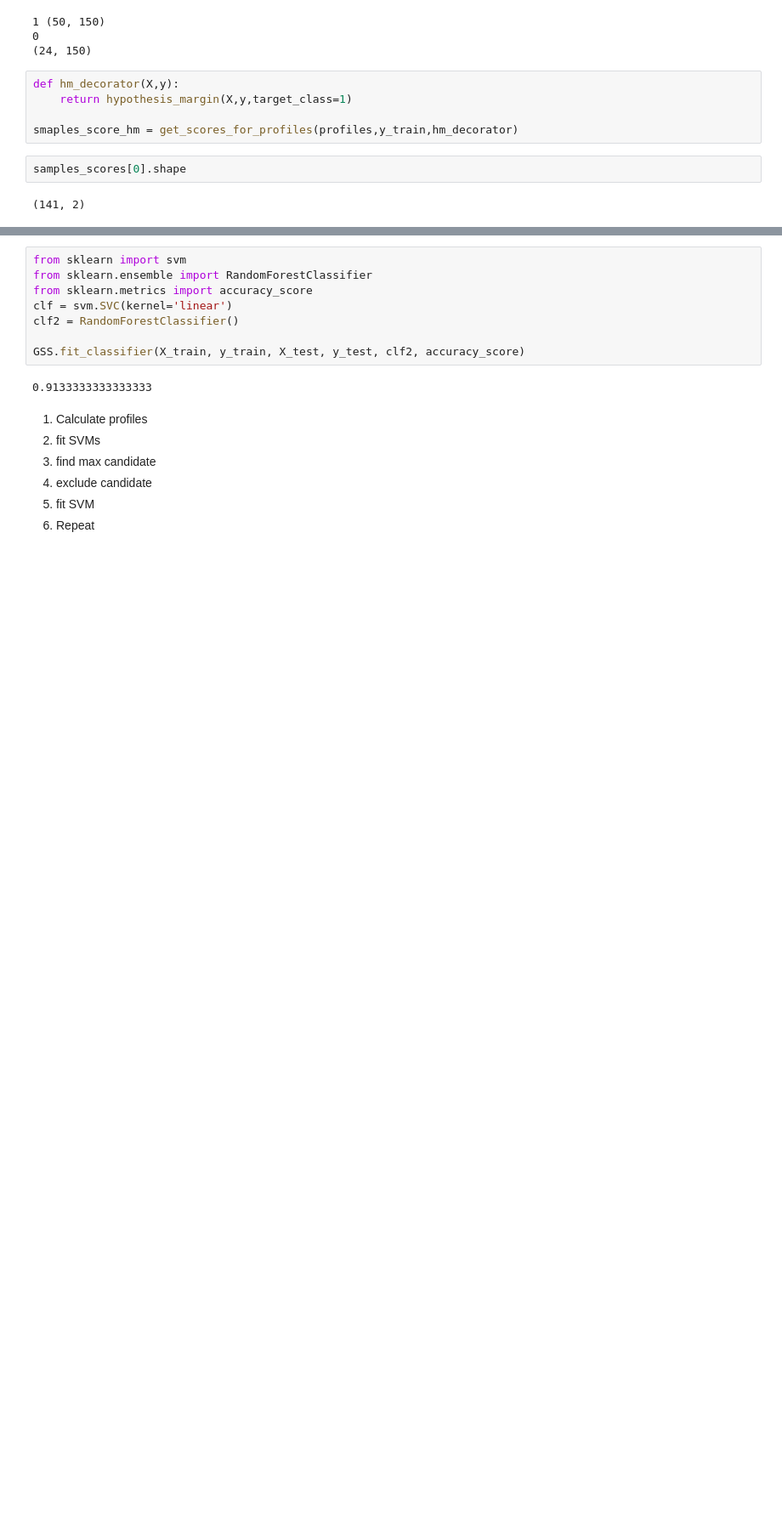
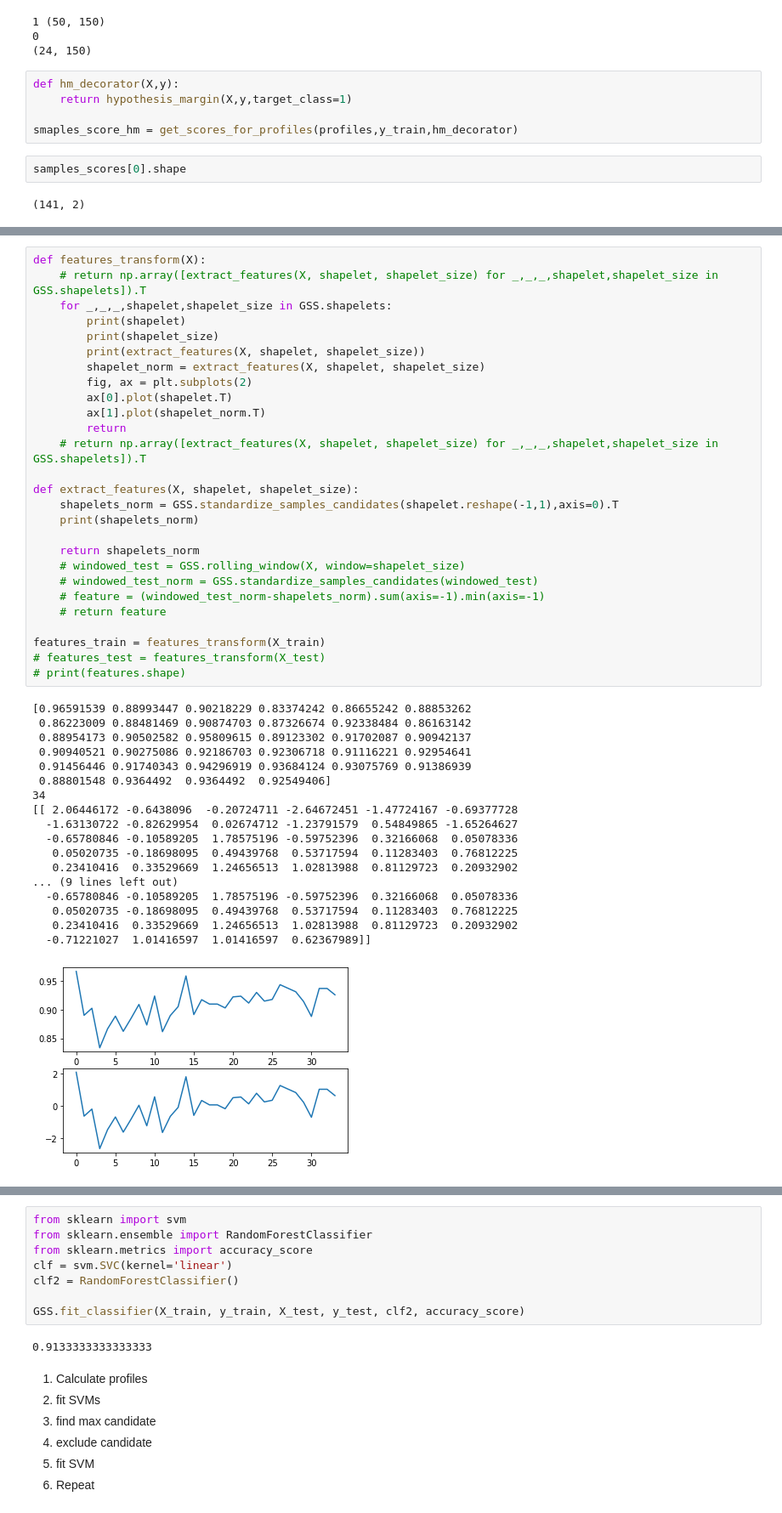
Before and after one commit to papelero/greedy_shapelets, a Jupyter notebook: workbook.ipynb, the cells around one changed output, grey strips where cells are left out. Shown at 85% size. Cells and saved outputs as stored; diff of their text form; blank space fills up the shorter version.

```diff
--- a/workbook.ipynb
+++ b/workbook.ipynb
@@ -533,0 +601,46 @@ print(GSS.shapelets)
+# %%
+def features_transform(X):
+    # return np.array([extract_features(X, shapelet, shapelet_size) for _,_,_,shapelet,shapelet_size in GSS.shapelets]).T
+    for _,_,_,shapelet,shapelet_size in GSS.shapelets:
+        print(shapelet)
+        print(shapelet_size)
+        print(extract_features(X, shapelet, shapelet_size))
+        shapelet_norm = extract_features(X, shapelet, shapelet_size)
+        fig, ax = plt.subplots(2)
+        ax[0].plot(shapelet.T)
+        ax[1].plot(shapelet_norm.T)
+        return
+    # return np.array([extract_features(X, shapelet, shapelet_size) for _,_,_,shapelet,shapelet_size in GSS.shapelets]).T
+
+def extract_features(X, shapelet, shapelet_size):
+    shapelets_norm = GSS.standardize_samples_candidates(shapelet.reshape(-1,1),axis=0).T
+    print(shapelets_norm)
+
+    return shapelets_norm
+    # windowed_test = GSS.rolling_window(X, window=shapelet_size)
+    # windowed_test_norm = GSS.standardize_samples_candidates(windowed_test)
+    # feature = (windowed_test_norm-shapelets_norm).sum(axis=-1).min(axis=-1)
+    # return feature
+
+features_train = features_transform(X_train)
+# features_test = features_transform(X_test)
+# print(features.shape)
+# %% [output]
+[0.96591539 0.88993447 0.90218229 0.83374242 0.86655242 0.88853262
+ 0.86223009 0.88481469 0.90874703 0.87326674 0.92338484 0.86163142
+ 0.88954173 0.90502582 0.95809615 0.89123302 0.91702087 0.90942137
+ 0.90940521 0.90275086 0.92186703 0.92306718 0.91116221 0.92954641
+ 0.91456446 0.91740343 0.94296919 0.93684124 0.93075769 0.91386939
+ 0.88801548 0.9364492  0.9364492  0.92549406]
+34
+[[ 2.06446172 -0.6438096  -0.20724711 -2.64672451 -1.47724167 -0.69377728
+  -1.63130722 -0.82629954  0.02674712 -1.23791579  0.54849865 -1.65264627
+  -0.65780846 -0.10589205  1.78575196 -0.59752396  0.32166068  0.05078336
+   0.05020735 -0.18698095  0.49439768  0.53717594  0.11283403  0.76812225
+   0.23410416  0.33529669  1.24656513  1.02813988  0.81129723  0.20932902
+... (9 lines left out)
+  -0.65780846 -0.10589205  1.78575196 -0.59752396  0.32166068  0.05078336
+   0.05020735 -0.18698095  0.49439768  0.53717594  0.11283403  0.76812225
+   0.23410416  0.33529669  1.24656513  1.02813988  0.81129723  0.20932902
+  -0.71221027  1.01416597  1.01416597  0.62367989]]
+[figure, added]
```
Also changed, not shown: parts of 14 cells of this notebook, 9 other files.
